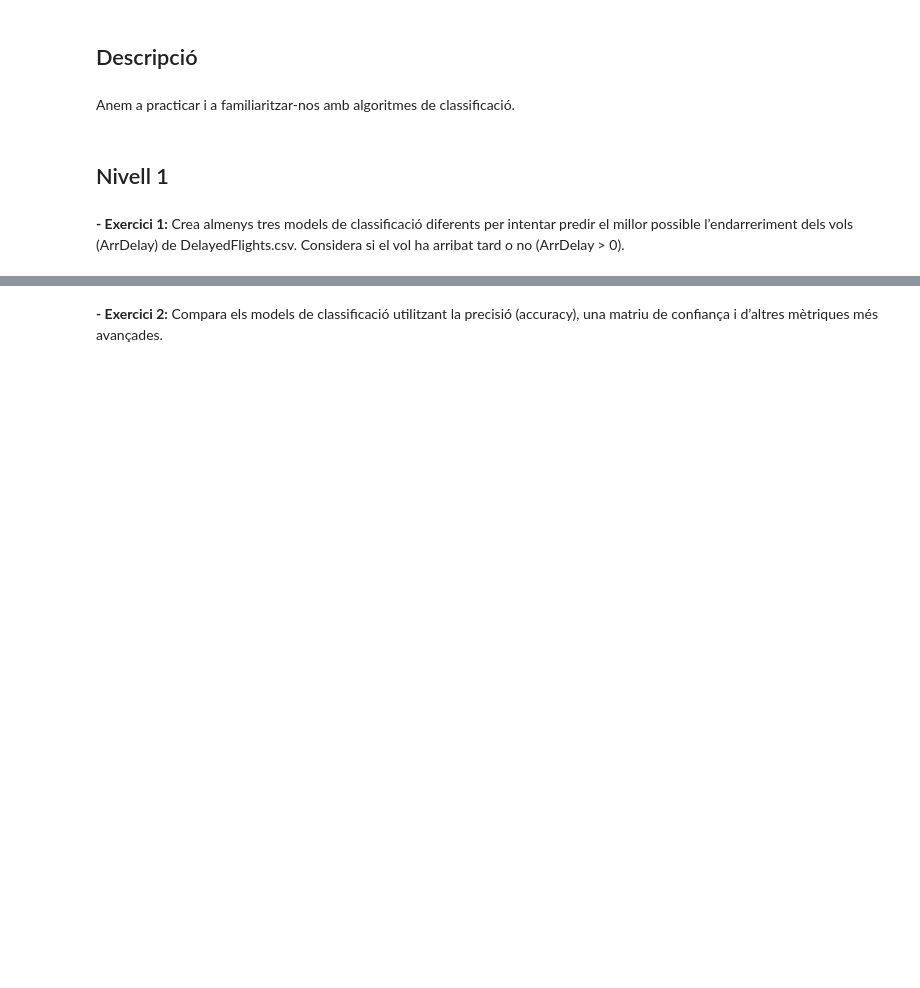
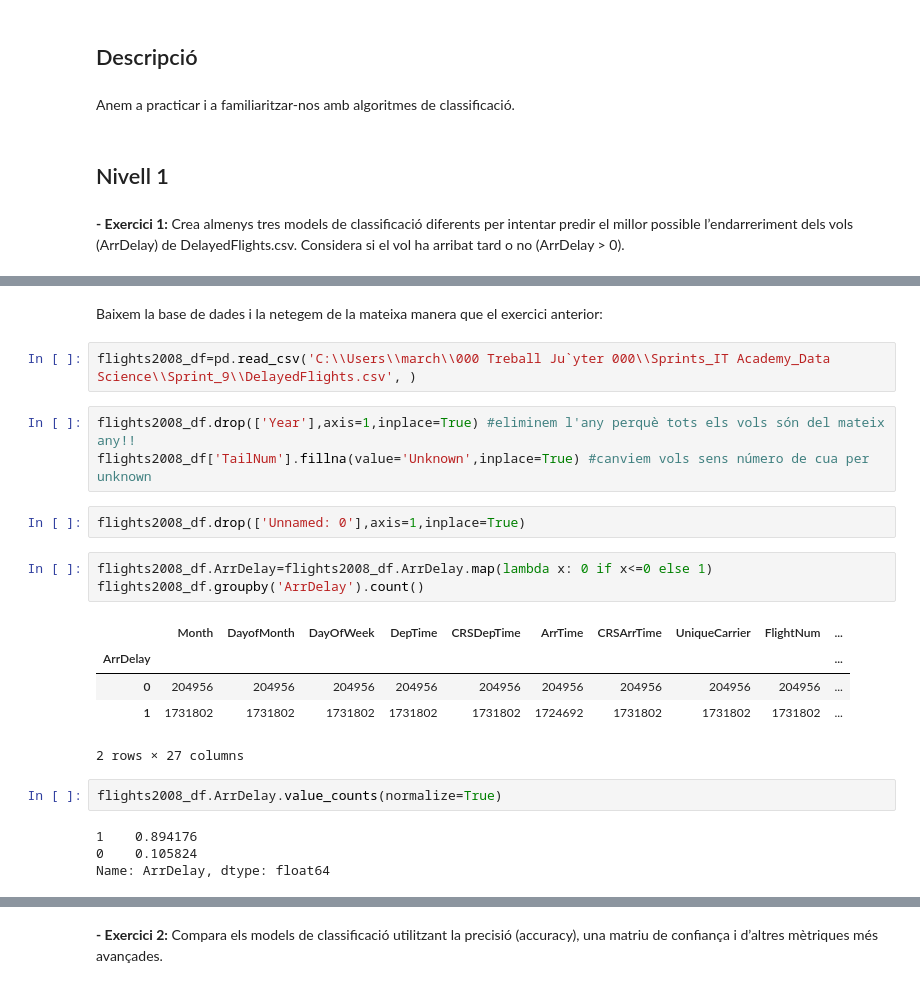
Before and after one commit to MarkusHumetus/Supervisat_Classificacio, a Jupyter notebook: S10_T01_Aprenentage_Supervisat.ipynb, the cells around one changed output, grey strips where cells are left out. Cells and saved outputs as stored; diff of their text form; blank space fills up the shorter version.

```diff
--- a/S10_T01_Aprenentage_Supervisat.ipynb
+++ b/S10_T01_Aprenentage_Supervisat.ipynb
@@ -22,0 +34,24 @@ ERROR: No matching distribution found for nbextension
+# %% [markdown]
+Baixem la base de dades i la netegem de la mateixa manera que el exercici anterior:
+# %%
+flights2008_df=pd.read_csv('C:\\Users\\march\\000 Treball Ju`yter 000\\Sprints_IT Academy_Data Science\\Sprint_9\\DelayedFlights.csv', )
+# %%
+flights2008_df.drop(['Year'],axis=1,inplace=True) #eliminem l'any perquè tots els vols són del mateix any!!
+flights2008_df['TailNum'].fillna(value='Unknown',inplace=True) #canviem vols sens número de cua per unknown
+# %%
+flights2008_df.drop(['Unnamed: 0'],axis=1,inplace=True)
+# %%
+flights2008_df.ArrDelay=flights2008_df.ArrDelay.map(lambda x: 0 if x<=0 else 1)
+flights2008_df.groupby('ArrDelay').count()
+# %% [output]
+|  | Month | DayofMonth | DayOfWeek | DepTime | CRSDepTime | ArrTime | CRSArrTime | UniqueCarrier | FlightNum | ... |
+| ArrDelay |  |  |  |  |  |  |  |  |  | ... |
+| 0 | 204956 | 204956 | 204956 | 204956 | 204956 | 204956 | 204956 | 204956 | 204956 | ... |
+| 1 | 1731802 | 1731802 | 1731802 | 1731802 | 1731802 | 1724692 | 1731802 | 1731802 | 1731802 | ... |
+2 rows × 27 columns
+# %%
+flights2008_df.ArrDelay.value_counts(normalize=True)
+# %% [output]
+1    0.894176
+0    0.105824
+Name: ArrDelay, dtype: float64
```
Also changed, not shown: parts of 28 cells of this notebook.
